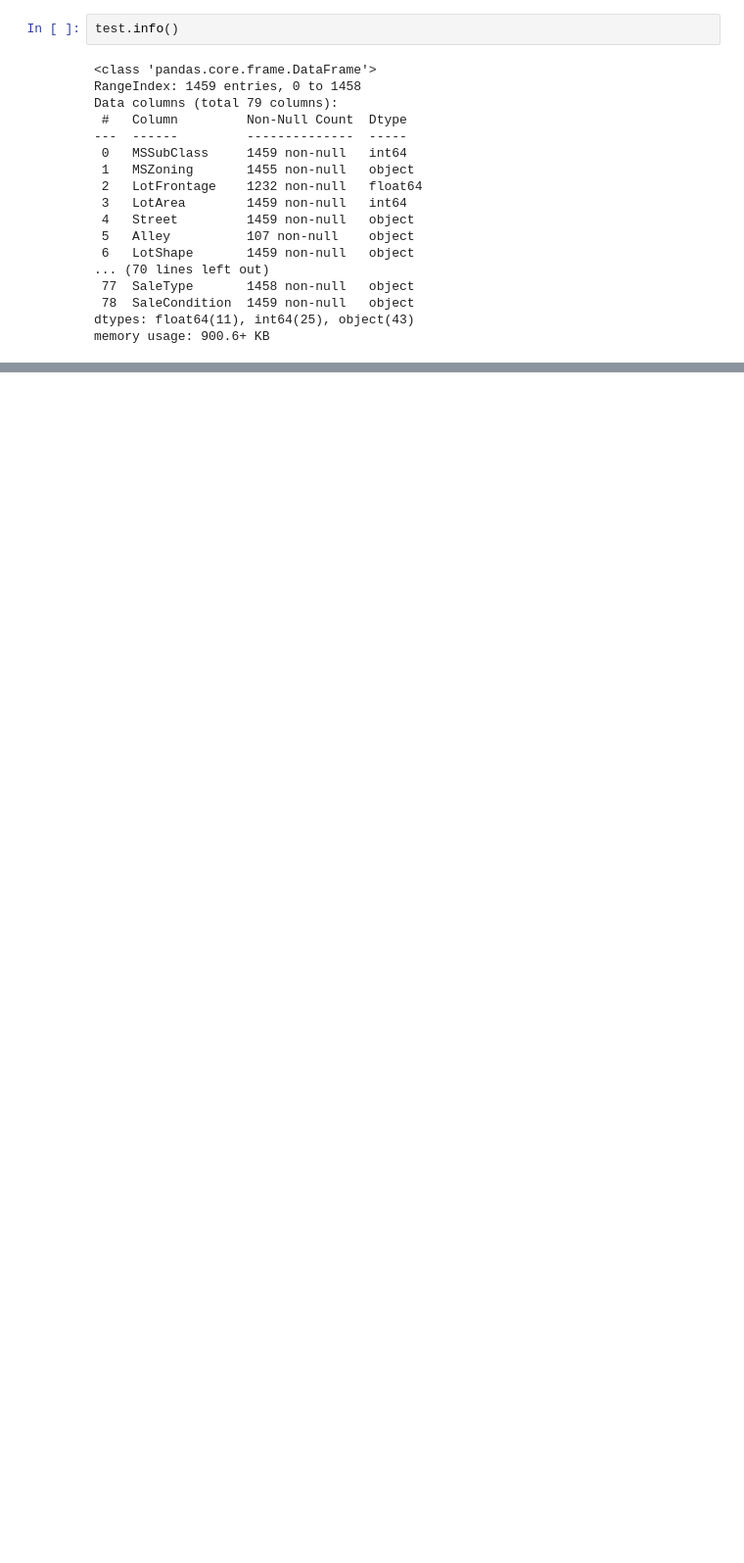
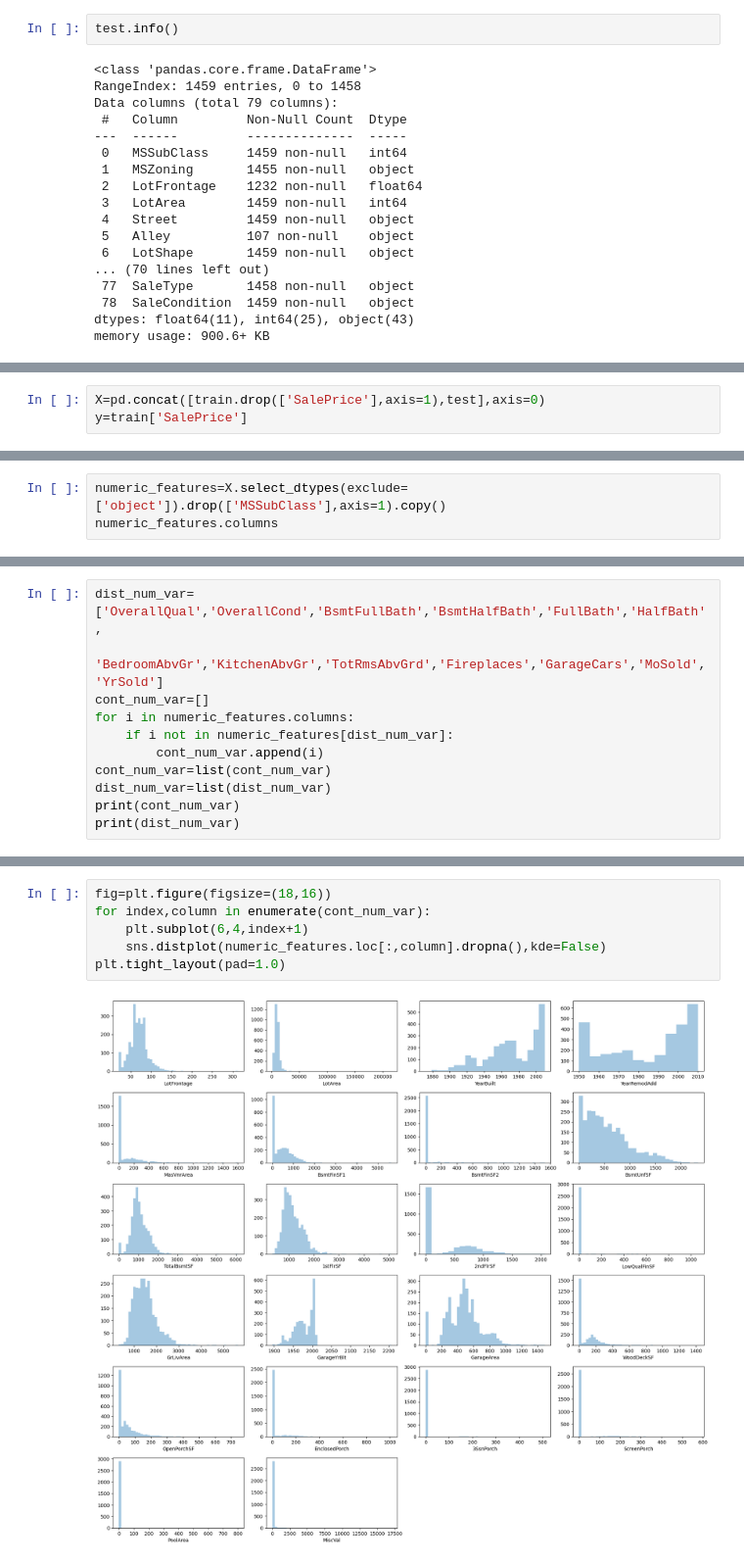
Before and after one commit to manishbhatia7/Kaggle, a Jupyter notebook: Competition Datasets/House Prices - Advanced Regression Techniques/housing.ipynb, the cells around one changed output, grey strips where cells are left out. Shown at 98% size. Drawn from its saved outputs; the diff is of its cells as text; blank space fills up the shorter version.

```diff
--- a/Competition Datasets/House Prices - Advanced Regression Techniques/housing.ipynb
+++ b/Competition Datasets/House Prices - Advanced Regression Techniques/housing.ipynb
@@ -83,0 +84,3 @@ memory usage: 900.6+ KB
+# %%
+X=pd.concat([train.drop(['SalePrice'],axis=1),test],axis=0)
+y=train['SalePrice']
@@ -83,0 +111,3 @@ memory usage: 900.6+ KB
+# %%
+numeric_features=X.select_dtypes(exclude=['object']).drop(['MSSubClass'],axis=1).copy()
+numeric_features.columns
@@ -83,0 +171,11 @@ memory usage: 900.6+ KB
+# %%
+dist_num_var=['OverallQual','OverallCond','BsmtFullBath','BsmtHalfBath','FullBath','HalfBath',
+              'BedroomAbvGr','KitchenAbvGr','TotRmsAbvGrd','Fireplaces','GarageCars','MoSold','YrSold']
+cont_num_var=[]
+for i in numeric_features.columns:
+    if i not in numeric_features[dist_num_var]:
+        cont_num_var.append(i)
+cont_num_var=list(cont_num_var)
+dist_num_var=list(dist_num_var)
+print(cont_num_var)
+print(dist_num_var)
@@ -83,0 +185,8 @@ memory usage: 900.6+ KB
+# %%
+fig=plt.figure(figsize=(18,16))
+for index,column in enumerate(cont_num_var):
+    plt.subplot(6,4,index+1)
+    sns.distplot(numeric_features.loc[:,column].dropna(),kde=False)
+plt.tight_layout(pad=1.0)
+# %% [output]
+[figure, added]
```
Also changed, not shown: parts of 15 cells of this notebook.
